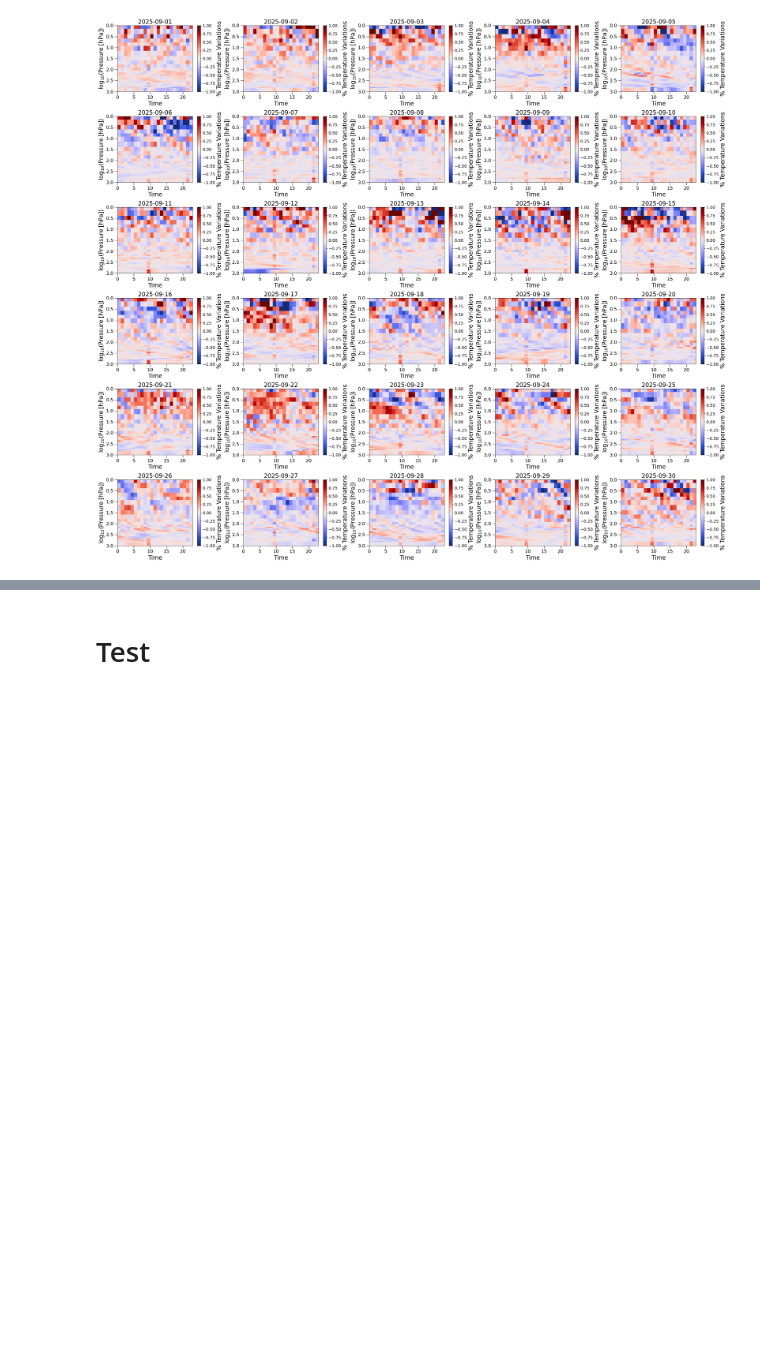
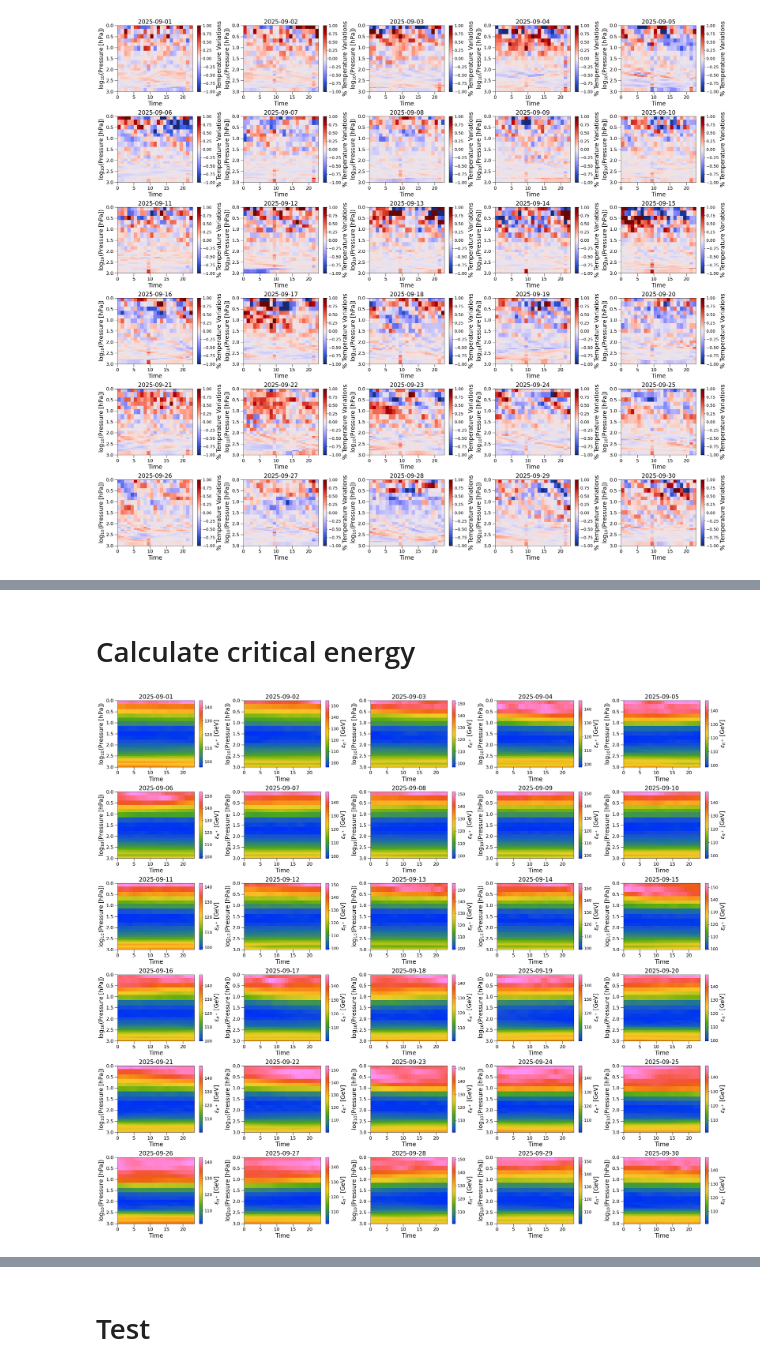
Before and after one commit to SpringSwimmer/AOS_773, a Jupyter notebook: final_project/temperature_data.ipynb, the cells around one changed output, grey strips where cells are left out. Drawn from its saved outputs; the diff is of its cells as text; code cells hidden in the pictures; blank space fills up the shorter version.

```diff
--- a/final_project/load_data.ipynb
+++ b/final_project/temperature_data.ipynb
@@ -60,0 +101,40 @@ fig.tight_layout()
+# %% [markdown]
+# Calculate critical energy
+# %%
+def get_critical_energy(temperature, type):
+    # This returns the critical energy in GeV
+    R = 8.3144
+    c = 2.99e8
+    g = 9.8
+    M = 0.028964
+    if type == 'cpion':
+        tau = 2.6e-8
+        mass = 139.57
+    elif type == 'kaon':
+        tau = 1.24e-8
+        mass = 493.67
+    return temperature*R*mass*1e-3/(M*g*c*tau)
+# %%
+fig, axs = plt.subplots(6,5, figsize = (30,26))
+i, j = 0, 0
+for day, data in spole_daily_data:
+    crit_e = get_critical_energy(data, 'cpion')
+    cm = axs[j][i].pcolormesh(data.time.values.astype('datetime64[h]').astype(int)%24, np.log10(data.isobaricInhPa.values), crit_e.T, shading = 'auto', cmap = cc.cm.CET_R1)
+    cbar = plt.colorbar(cm)
+    cbar.ax.tick_params(labelsize=14)
+    cbar.set_label(r'$\epsilon_{\pi^+}$ [GeV]', fontsize = 20)
+    axs[j][i].set_ylim(0,3)
+    axs[j][i].set_xlim(0,23.5)
+    axs[j][i].set_xlabel(f'Time', fontsize = 20)
+    axs[j][i].set_ylabel(r'$\mathrm{log}_{10}$(Pressure [hPa])', fontsize = 20)
+    axs[j][i].tick_params(axis = 'both', which = 'major', labelsize = 16, width = 1, length = 10)
+    axs[j][i].tick_params(axis = 'both', which = 'minor', labelsize = 16, width = 1, length = 4)
+    axs[j][i].invert_yaxis()
+    axs[j][i].set_title(day, fontsize = 20)
+    i+=1
+    if i%5 == 0:
+        i = 0
+        j += 1
+fig.tight_layout()
+# %% [output]
+[figure, added]
```
Also changed, not shown: parts of 4 cells of this notebook, 4 other files.
